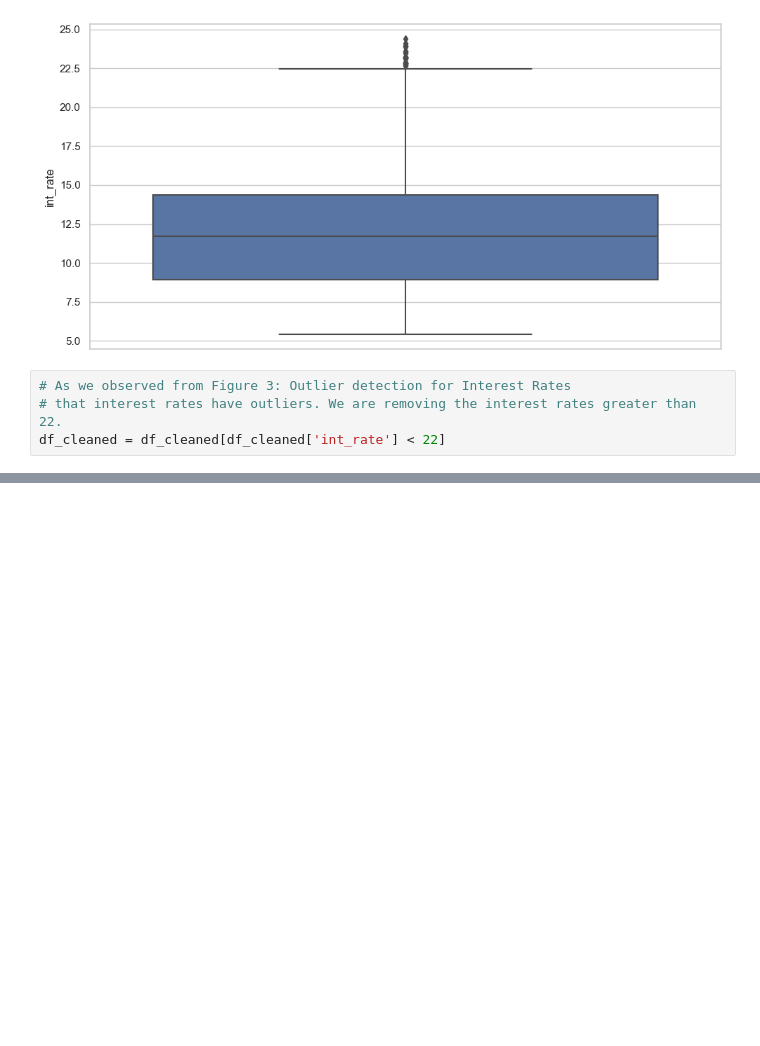
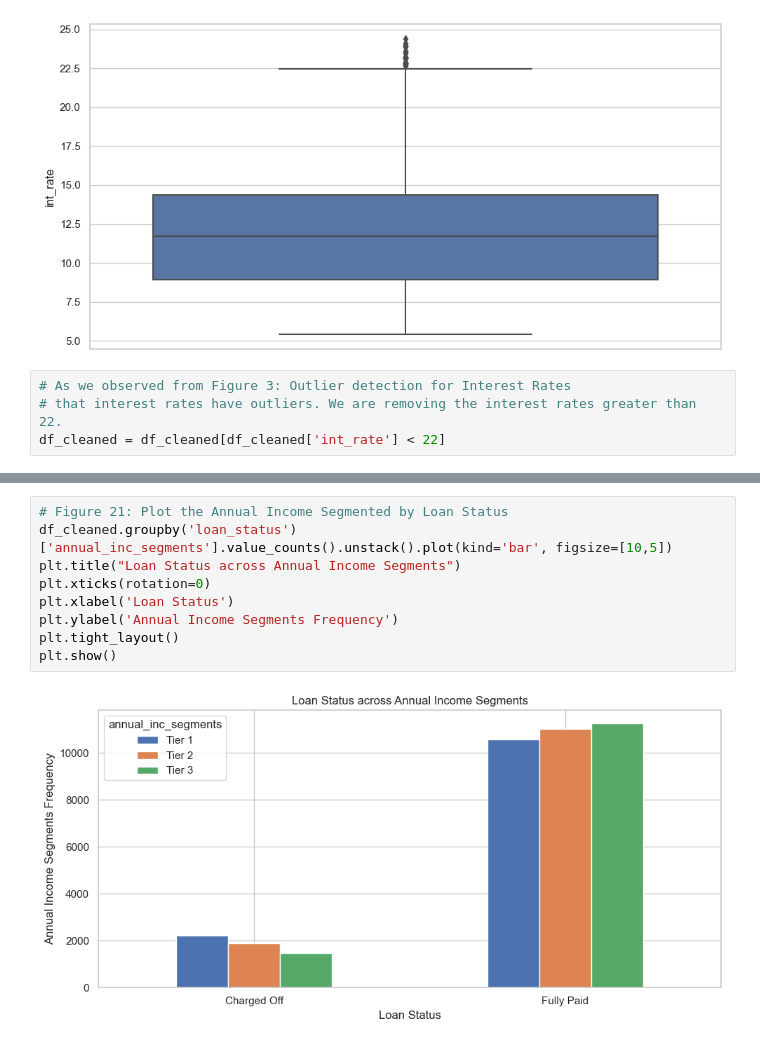
Before and after one commit to sowmilydutta/Lending_Club_Case_Study, a Jupyter notebook: Sowmily_Dutta_Case_study.ipynb, the cells around one changed output, grey strips where cells are left out. Cells and saved outputs as stored; diff of their text form; blank space fills up the shorter version.

```diff
--- a/Sowmily_Dutta_Case_study.ipynb
+++ b/Sowmily_Dutta_Case_study.ipynb
@@ -444,0 +475,11 @@ plt.show()
+# %%
+# Figure 21: Plot the Annual Income Segmented by Loan Status
+df_cleaned.groupby('loan_status')['annual_inc_segments'].value_counts().unstack().plot(kind='bar', figsize=[10,5])
+plt.title("Loan Status across Annual Income Segments")
+plt.xticks(rotation=0)
+plt.xlabel('Loan Status')
+plt.ylabel('Annual Income Segments Frequency')
+plt.tight_layout()
+plt.show()
+# %% [output]
+[figure, added]
```
Also changed, not shown: parts of 20 cells of this notebook.
